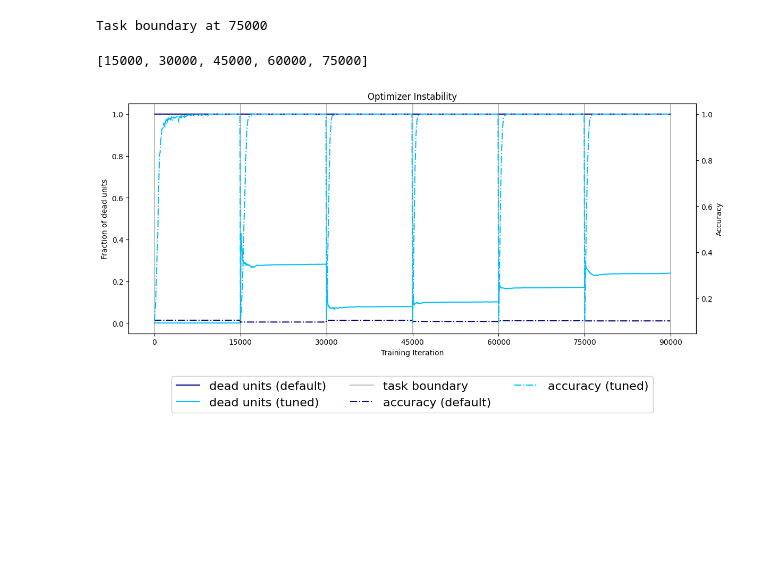
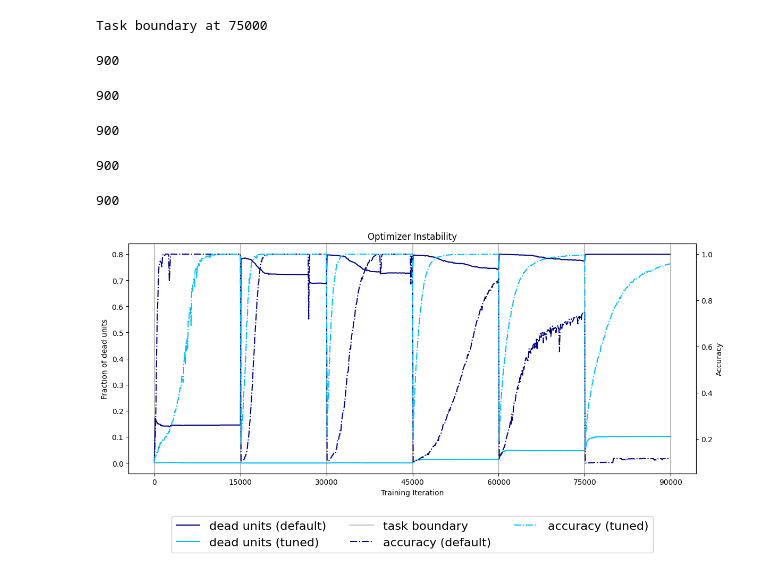
Before and after one commit to mahdigheidi/Masters-Study-Project, a Jupyter notebook: figure1_optimizer_instability.ipynb, the cells around one changed output. Drawn from its saved outputs; the diff is of its cells as text; code cells hidden in the pictures; blank space fills up the shorter version.

Commit message:
complete figure 1 analysis

```diff
--- a/figure1_optimizer_instability.ipynb
+++ b/figure1_optimizer_instability.ipynb
@@ -255,18 +270,17 @@ class AdamWithEpsBar(Optimizer):
 model_default = MemorizationMLP().to(DEVICE)
 model_tuned = MemorizationMLP().to(DEVICE)
 
-optimizer_default = AdamWithEpsBar(
+optimizer_default =torch.optim.Adam(
     model_default.parameters(),
     lr=1e-3,
     betas=(0.9, 0.999),
-    eps=1e-9,
-    eps_bar=0
-)
+    eps=1e-9)
+
 
 optimizer_tuned = AdamWithEpsBar(
     model_tuned.parameters(),
     lr=1e-3,
-    betas=(0.9, 0.9),
+    betas=(0.9, 0.999),
     eps=1e-9,
     eps_bar=1e-3
 )
@@ -274,7 +288,7 @@ optimizer_tuned = AdamWithEpsBar(
 criterion = nn.CrossEntropyLoss()
 # %%
 
-TOTAL_STEPS = 90000
+TOTAL_ITERATIONS = 90000
 TASK_INTERVAL = 15000
 LOG_INTERVAL = 100
 
@@ -355,9 +385,25 @@ Task boundary at 45000
 Task boundary at 60000
 Task boundary at 75000
 # %%
-task_boundaries
+len(steps)
 # %% [output]
-[15000, 30000, 45000, 60000, 75000]
+900
+# %%
+len(acc_tuned)
+# %% [output]
+900
+# %%
+len(acc_default)
+# %% [output]
+900
+# %%
+len(dead_default)
+# %% [output]
+900
+# %%
+len(dead_tuned)
+# %% [output]
+900
 # %%
 
 fig, ax1 = plt.subplots(figsize=(12,6))
@@ -394,7 +440,7 @@ line4 = ax2.plot(
     color='deepskyblue'
 )
 
-boundary_ticks = [0] + task_boundaries + [TOTAL_STEPS]
+boundary_ticks = [0] + task_boundaries + [TOTAL_ITERATIONS]
 for b in boundary_ticks:
 
     ax1.axvline(
@@ -407,31 +453,31 @@ for b in boundary_ticks:
 ax1.set_ylabel('Fraction of dead units')
 ax2.set_ylabel('Accuracy')
 
 ax1.set_xlabel('Training Iteration')
 ax1.set_xticks(boundary_ticks)
 
 plt.title('Optimizer Instability')
 
 # Collect handles from both axes
 handles1, labels1 = ax1.get_legend_handles_labels()
 handles2, labels2 = ax2.get_legend_handles_labels()
 
 handles = handles1 + handles2
 labels = labels1 + labels2
 
 # Legend below the figure
 fig.legend(
     handles,
     labels,
     loc="lower center",
     bbox_to_anchor=(0.5, -0.05),
     ncol=3,
     fancybox=True,
     framealpha=1.0,
     fontsize=16
 
 )
 plt.tight_layout(rect=[0, 0.12, 1, 1])
 plt.show()
 # %% [output]
-[figure, old version]
+[figure, new version]
```
Also changed, not shown: parts of 5 cells of this notebook, 1 other file.
